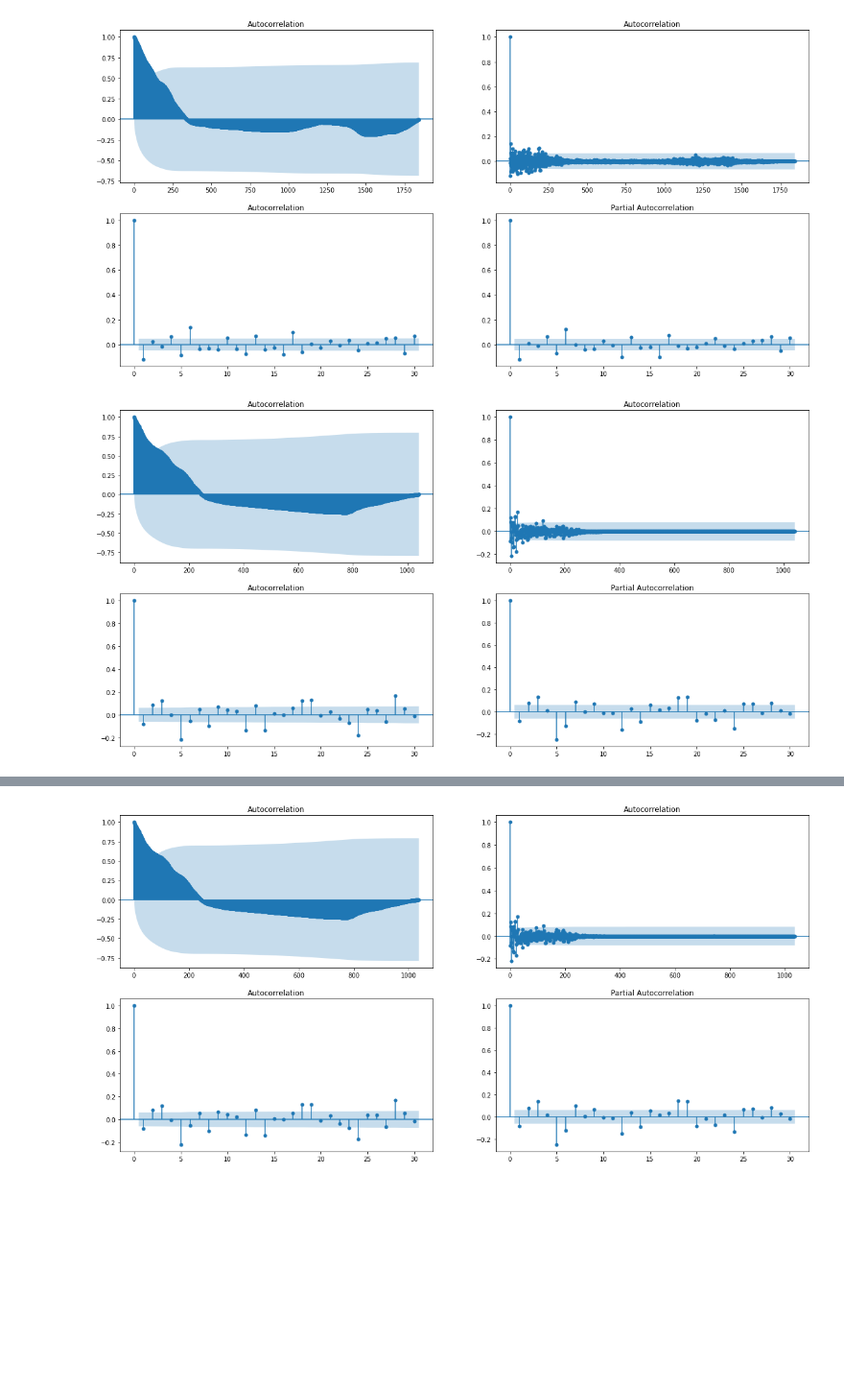
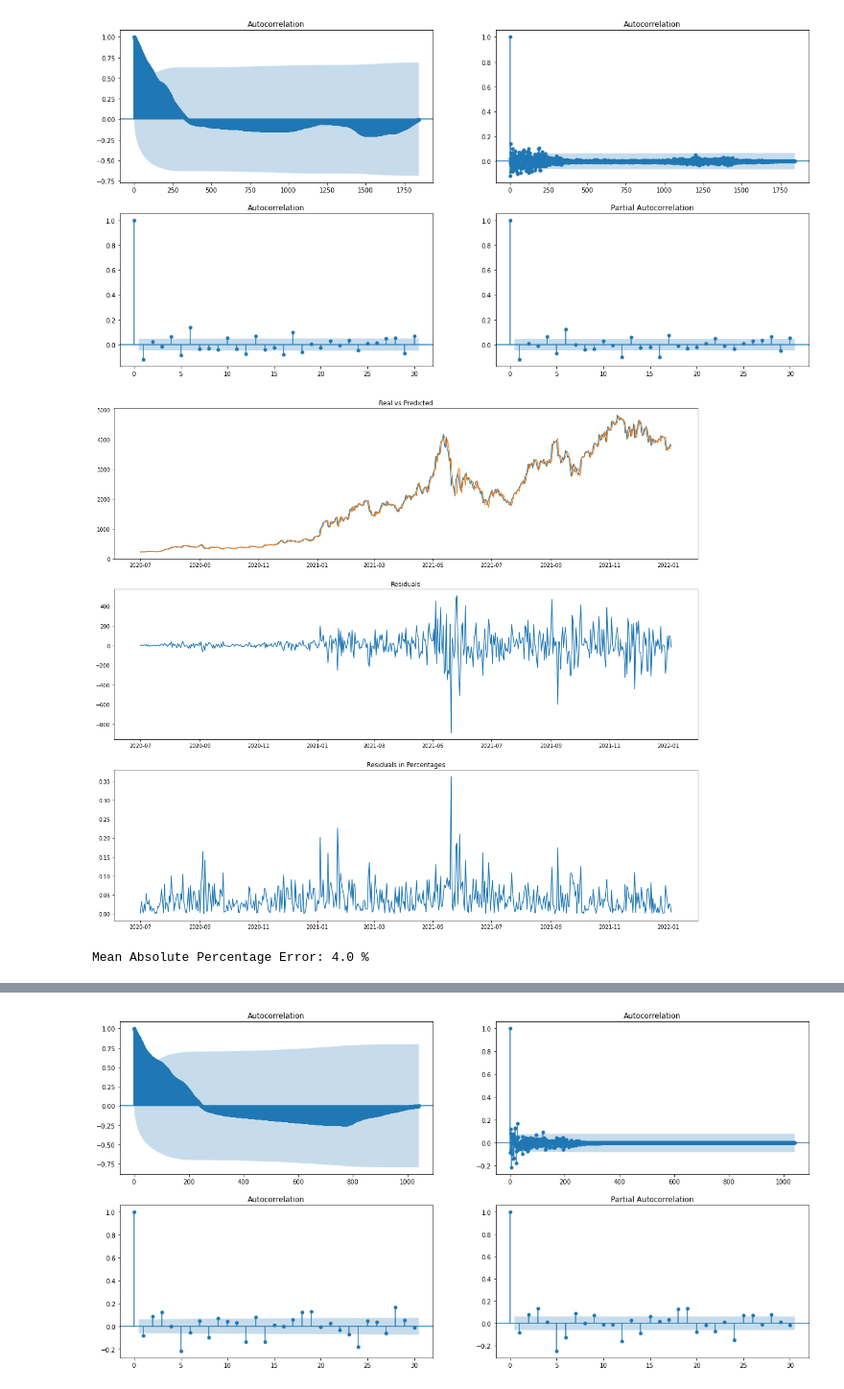
Before and after one commit to nabebako/Crypto-Price-Prediction-Model, a Jupyter notebook: arima.ipynb, the cells around one changed output, grey strips where cells are left out. Shown at 96% size. Drawn from its saved outputs; the diff is of its cells as text; code cells hidden in the pictures; blank space fills up the shorter version.

Commit message:
added MAPE and Residuals percentage

```diff
--- a/arima.ipynb
+++ b/arima.ipynb
@@ -158,16 +190,20 @@ plt.show()
 # %%
 eth_rolling = rolling_forecast(df_eth, (6,1,6))
 # %%
-fig, axes = plt.subplots(2, 1, sharex = 'none', figsize = (20, 12))
-residuals = eth_rolling['real'] - eth_rolling['pred']
+fig, axes = plt.subplots(3, 1, sharex = 'none', figsize = (20, 18))
+eth_residuals = eth_rolling['real'] - eth_rolling['pred']
 axes[0].plot(eth_rolling['real'], label  = 'Real')
 axes[0].plot(eth_rolling['pred'], label = 'Predicted')
 axes[0].set_title('Real vs Predicted')
-axes[1].plot(residuals)
+axes[1].plot(eth_residuals)
 axes[1].set_title('Residuals')
+axes[2].plot(abs(eth_residuals / eth_rolling['real']))
+axes[2].set_title('Residuals in Percentages')
 plt.show()
+print('Mean Absolute Percentage Error:', round(np.mean(abs(eth_residuals / eth_rolling['real'])), 4) * 100, '%')
 # %% [output]
-[figure, old version]
+[figure, new version]
+Mean Absolute Percentage Error: 4.0 %
 # %%
 fig, axes = plt.subplots(2, 2, sharex = 'none', figsize = (20, 10))
 plot_acf(df_sol, lags= len(df_sol) - 1, ax = axes[0, 0])
```
Also changed, not shown: parts of 8 cells of this notebook.
